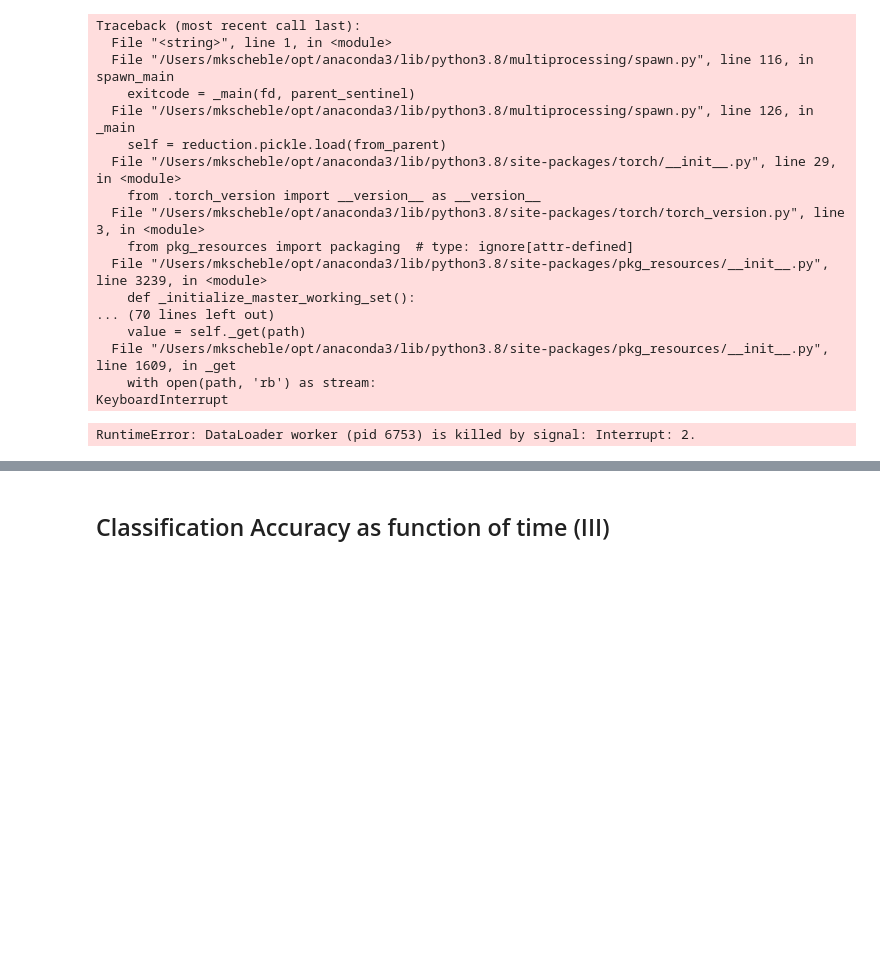
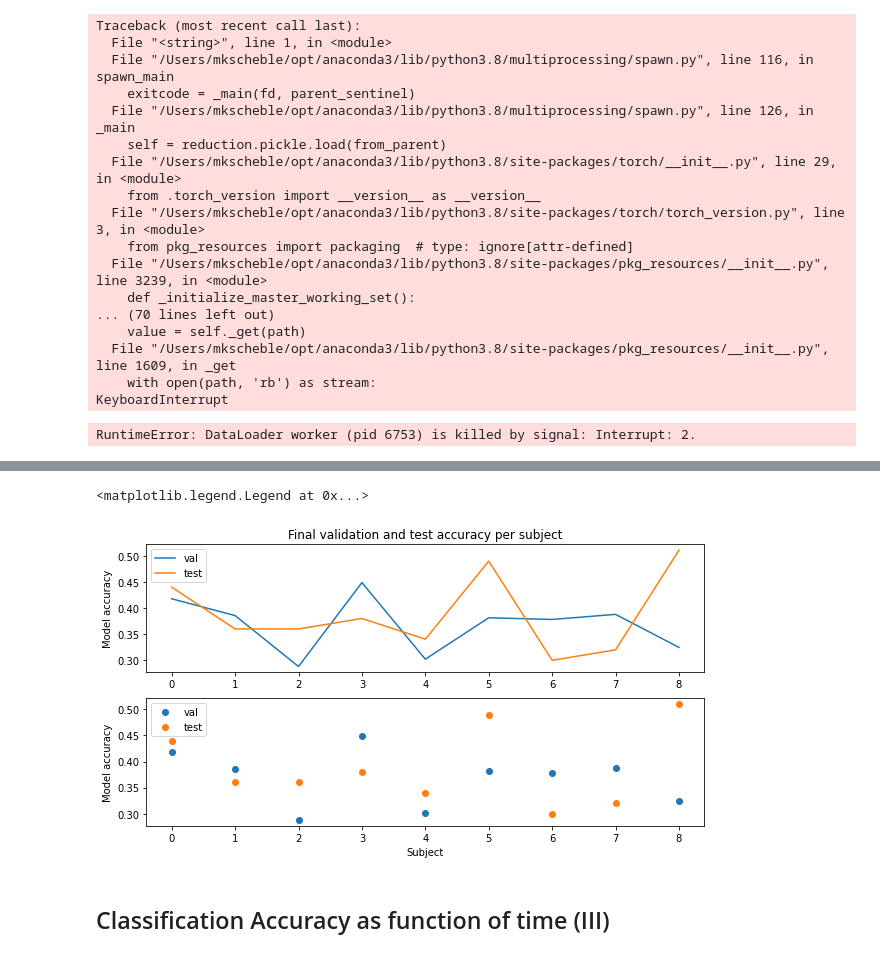
Before and after one commit to thomaskost17/ECEC247_final_project, a Jupyter notebook: ECEC247_final_project.ipynb, the cells around one changed output, grey strips where cells are left out. Cells and saved outputs as stored; diff of their text form; code cells hidden in the pictures; blank space fills up the shorter version.

```diff
--- a/ECEC247_final_project.ipynb
+++ b/ECEC247_final_project.ipynb
@@ -457,3 +517,21 @@ print(subject_testscores)
+# %%
+plt.subplot(3, 1, 1)
+plt.title('Final validation and test accuracy per subject')
+plt.ylabel('Model accuracy')
+plt.subplot(3, 1, 1)
+plt.plot(subject_validscores, label='val')
+plt.plot(subject_testscores, label='test')
+plt.legend(["val", "test"])
+plt.subplot(3, 1, 2)
+subjectnum = range(0, totalsub)
+plt.scatter(subjectnum, subject_validscores)
+plt.scatter(subjectnum, subject_testscores)
+plt.xlabel('Subject')
+plt.ylabel('Model accuracy')
+plt.legend(["val", "test"])
+# %% [output]
+<matplotlib.legend.Legend at 0x...>
+[figure, added]
 # %% [markdown]
 ## Classification Accuracy as function of time (III)
 # %%
```
Also changed, not shown: parts of 5 cells of this notebook.
